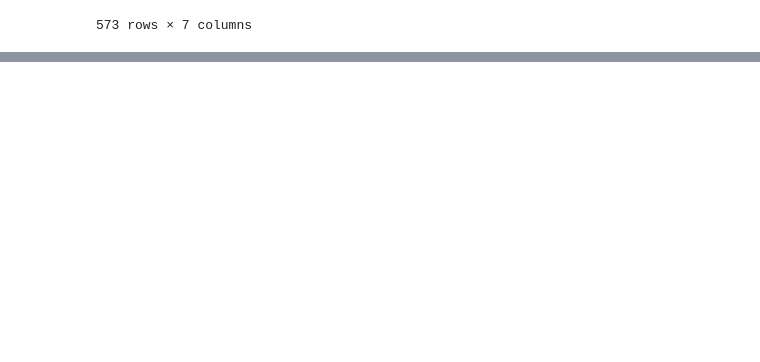
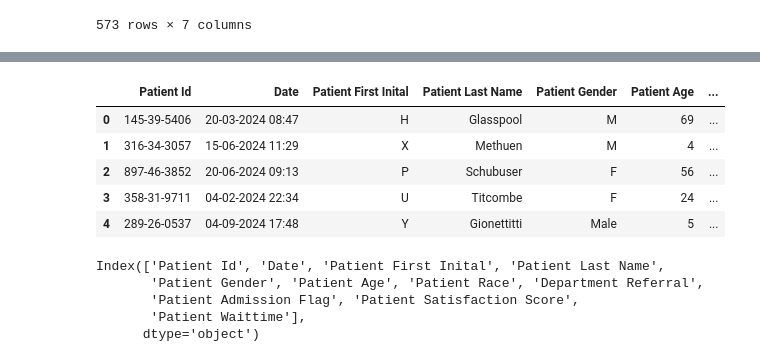
Before and after one commit to Sojib11111/Python-Library-practice-, a Jupyter notebook: ReadData.ipynb, the cells around one changed output, grey strips where cells are left out. Saved outputs shown, nothing was run; the diff lists cells and outputs as text; code cells hidden in the pictures; blank space fills up the shorter version.

```diff
--- a/ReadData.ipynb
+++ b/ReadData.ipynb
@@ -180,0 +214,4 @@ HTTPError: HTTP Error 403: Forbidden
+# %%
+import pandas as pd
+df=pd.read_csv("Hospital.csv")
+df.head()
@@ -180,0 +247,18 @@ HTTPError: HTTP Error 403: Forbidden
+# %%
+df=df.rename(columns={"Patient Admission Date":"Date"})
+df.head()
+# %% [output]
+|  | Patient Id | Date | Patient First Inital | Patient Last Name | Patient Gender | Patient Age | ... |
+| 0 | 145-39-5406 | 20-03-2024 08:47 | H | Glasspool | M | 69 | ... |
+| 1 | 316-34-3057 | 15-06-2024 11:29 | X | Methuen | M | 4 | ... |
+| 2 | 897-46-3852 | 20-06-2024 09:13 | P | Schubuser | F | 56 | ... |
+| 3 | 358-31-9711 | 04-02-2024 22:34 | U | Titcombe | F | 24 | ... |
+| 4 | 289-26-0537 | 04-09-2024 17:48 | Y | Gionettitti | Male | 5 | ... |
+# %%
+df.columns
+# %% [output]
+Index(['Patient Id', 'Date', 'Patient First Inital', 'Patient Last Name',
+       'Patient Gender', 'Patient Age', 'Patient Race', 'Department Referral',
+       'Patient Admission Flag', 'Patient Satisfaction Score',
+       'Patient Waittime'],
+      dtype='object')
```
Also changed, not shown: parts of 19 cells of this notebook, 4 other files.
